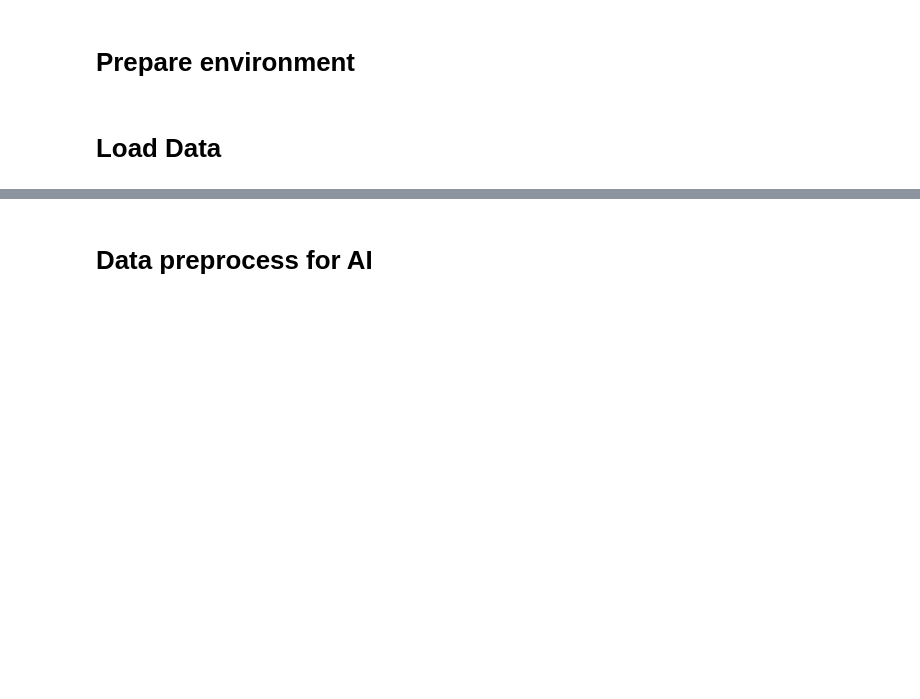
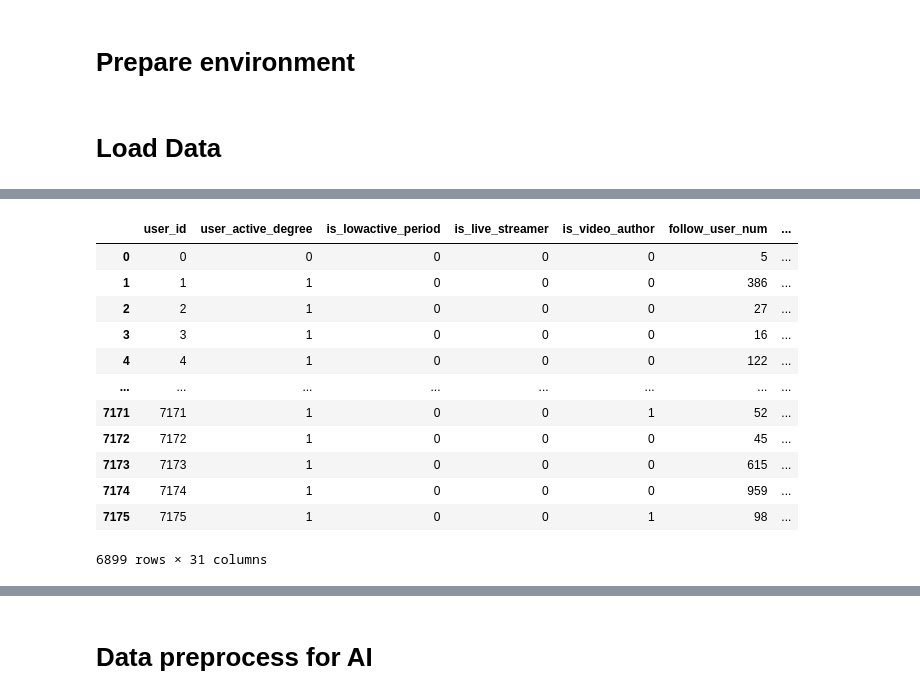
Before and after one commit to Noctilly/FinalProject_2025_LucasTilly, a Jupyter notebook: handle_big_matrix/3.1_feature_engineering.ipynb, the cells around one changed output, grey strips where cells are left out. Saved outputs shown, nothing was run; the diff lists cells and outputs as text; code cells hidden in the pictures; blank space fills up the shorter version.

```diff
--- a/handle_big_matrix/3.1_feature_engineering.ipynb
+++ b/handle_big_matrix/3.1_feature_engineering.ipynb
@@ -29,0 +53,16 @@ social_network_cleaned = pd.read_parquet(CLEANED_DATA_PATH + "social_network_cle
+# %%
+user_features_cleaned
+# %% [output]
+|  | user_id | user_active_degree | is_lowactive_period | is_live_streamer | is_video_author | follow_user_num | ... |
+| 0 | 0 | 0 | 0 | 0 | 0 | 5 | ... |
+| 1 | 1 | 1 | 0 | 0 | 0 | 386 | ... |
+| 2 | 2 | 1 | 0 | 0 | 0 | 27 | ... |
+| 3 | 3 | 1 | 0 | 0 | 0 | 16 | ... |
+| 4 | 4 | 1 | 0 | 0 | 0 | 122 | ... |
+| ... | ... | ... | ... | ... | ... | ... | ... |
+| 7171 | 7171 | 1 | 0 | 0 | 1 | 52 | ... |
+| 7172 | 7172 | 1 | 0 | 0 | 0 | 45 | ... |
+| 7173 | 7173 | 1 | 0 | 0 | 0 | 615 | ... |
+| 7174 | 7174 | 1 | 0 | 0 | 0 | 959 | ... |
+| 7175 | 7175 | 1 | 0 | 0 | 1 | 98 | ... |
+6899 rows × 31 columns
```
Also changed, not shown: parts of 17 cells of this notebook, 9 other files.
